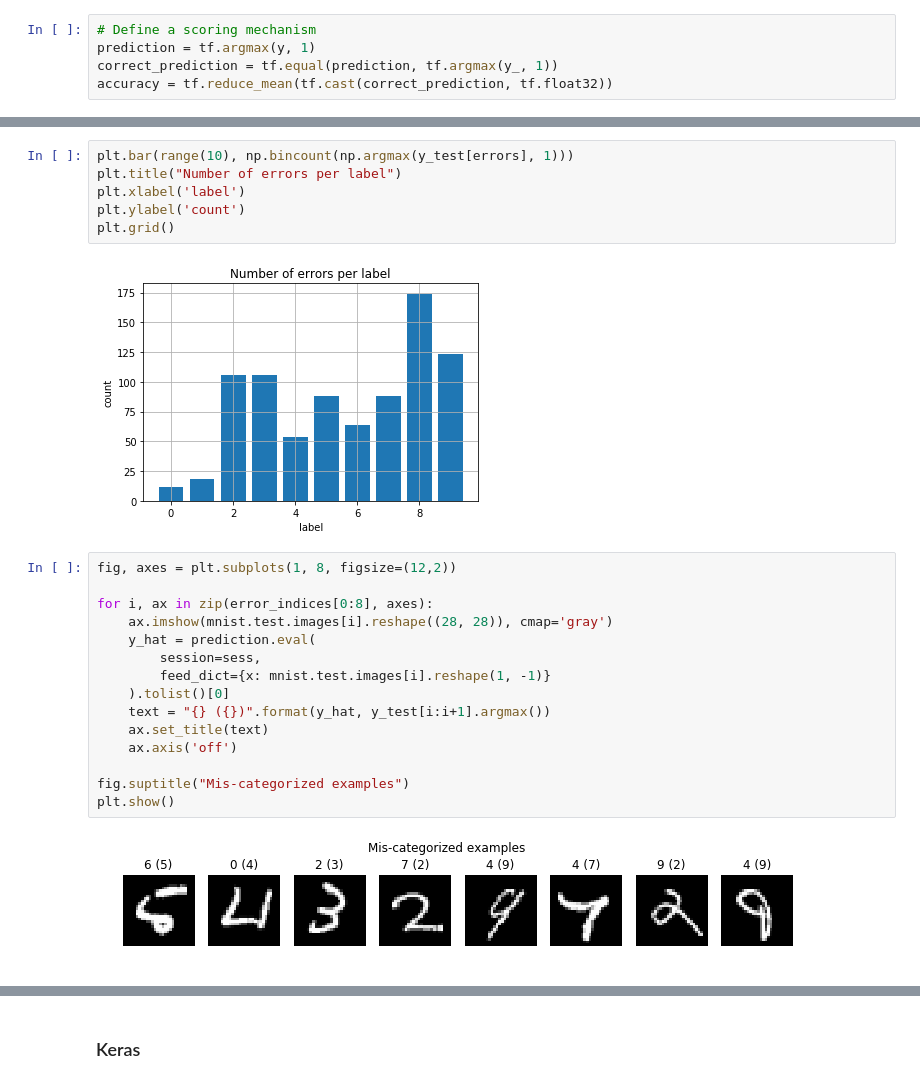
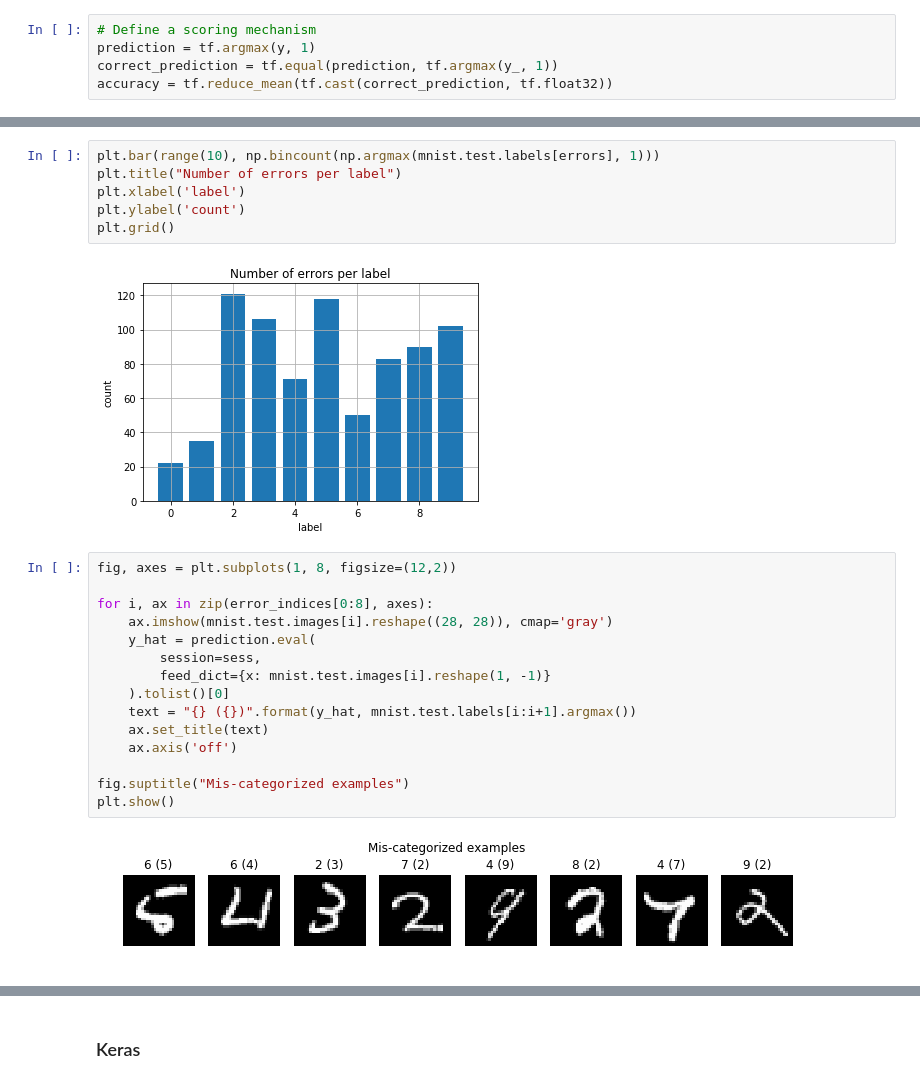
Before and after one commit to billtubbs/tensorflow-examples, a Jupyter notebook: Comparison of Tensorflow and PyTorch.ipynb, the cells around one changed output, grey strips where cells are left out. Cells and saved outputs as stored; diff of their text form.

Commit message:
Fixed bugs in Tensorflow MNIST code

```diff
--- a/Comparison of Tensorflow and PyTorch.ipynb
+++ b/Comparison of Tensorflow and PyTorch.ipynb
@@ -539,11 +542,11 @@ array([  8,  33,  63,  77,  92, 124, 149, 193, 195, 217])
 # %%
-plt.bar(range(10), np.bincount(np.argmax(y_test[errors], 1)))
+plt.bar(range(10), np.bincount(np.argmax(mnist.test.labels[errors], 1)))
 plt.title("Number of errors per label")
 plt.xlabel('label')
 plt.ylabel('count')
 plt.grid()
 # %% [output]
-[figure, old version]
+[figure, new version]
 # %%
 fig, axes = plt.subplots(1, 8, figsize=(12,2))
 
@@ -553,13 +556,13 @@ for i, ax in zip(error_indices[0:8], axes):
         session=sess,
         feed_dict={x: mnist.test.images[i].reshape(1, -1)}
     ).tolist()[0]
-    text = "{} ({})".format(y_hat, y_test[i:i+1].argmax())
+    text = "{} ({})".format(y_hat, mnist.test.labels[i:i+1].argmax())
     ax.set_title(text)
     ax.axis('off')
 
 fig.suptitle("Mis-categorized examples")
 plt.show()
 # %% [output]
-[figure, old version]
+[figure, new version]
 # %%
 input("Press enter to continue")
```
Also changed, not shown: parts of 21 cells of this notebook.
